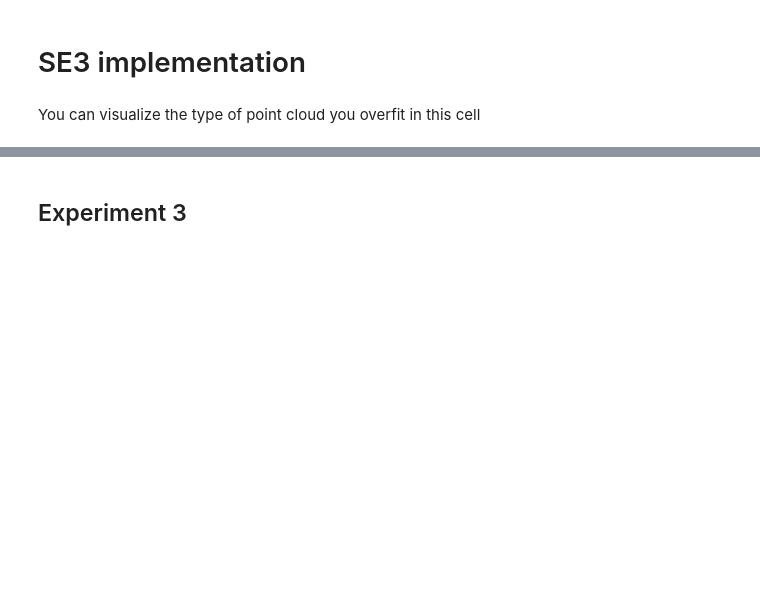
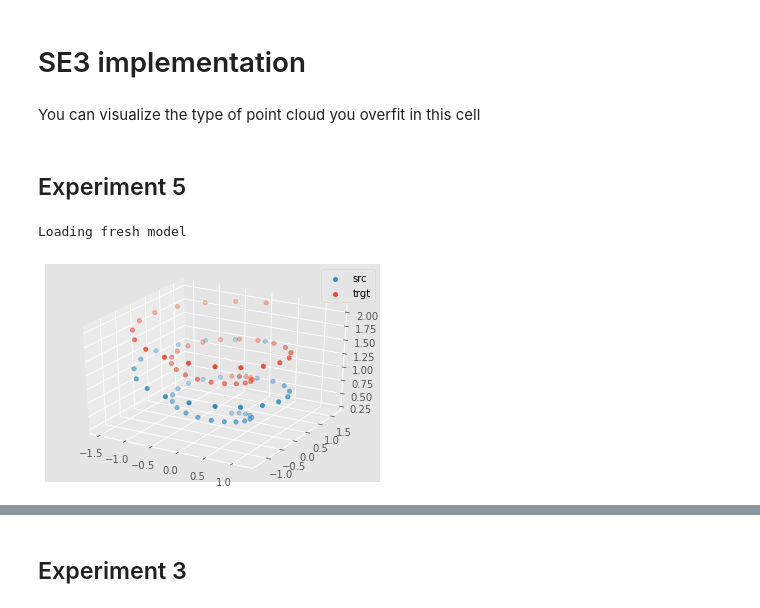
Before and after one commit to ymentha14/se3_molecule_generation, a Jupyter notebook: notebooks/se3.ipynb, the cells around one changed output, grey strips where cells are left out. Saved outputs shown, nothing was run; the diff lists cells and outputs as text; code cells hidden in the pictures; blank space fills up the shorter version.

```diff
--- a/notebooks/se3.ipynb
+++ b/notebooks/se3.ipynb
@@ -30,2 +88,29 @@ torch.set_default_dtype(torch.float32) # works best in float64
 # %% [markdown]
 You can visualize the type of point cloud you overfit in this cell
+# %% [markdown]
+## Experiment 5
+# %%
+transformer = get_model()
+epochs = 100
+criterion = torch.nn.MSELoss()
+batch_size = 4
+lr = 0.01
+optimizer = torch.optim.Adam(transformer.parameters(),lr=lr)
+# optimizer = torch.optim.SGD(transformer.parameters(), lr=lr, momentum=0.9)
+scheduler = torch.optim.lr_scheduler.ReduceLROnPlateau(optimizer,
+                                                       patience=100,
+                                                       factor=0.4,
+                                                       threshold=0.001,
+                                                       verbose=True)
+center_input = False
+center_output = False
+center_target = False
+
+src_gen = SpiralGenerator(asym=True,shift=0.3)
+trgt_gen = SpiralGenerator(asym=True,shift=1.0)
+use_wandb = True
+points, target_points = src_gen.generate(),trgt_gen.generate()
+viz_point_cloud([(points,'src'),(target_points,'trgt')])
+# %% [output]
+Loading fresh model
+[figure, added]
```
Also changed, not shown: parts of 38 cells of this notebook, 4 other files.
